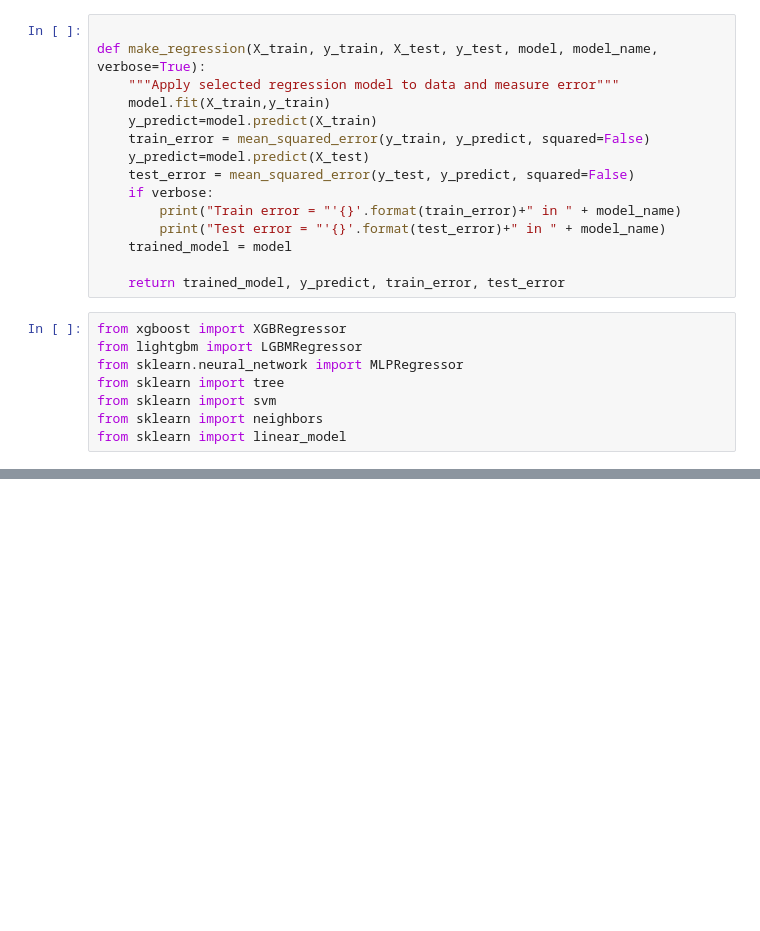
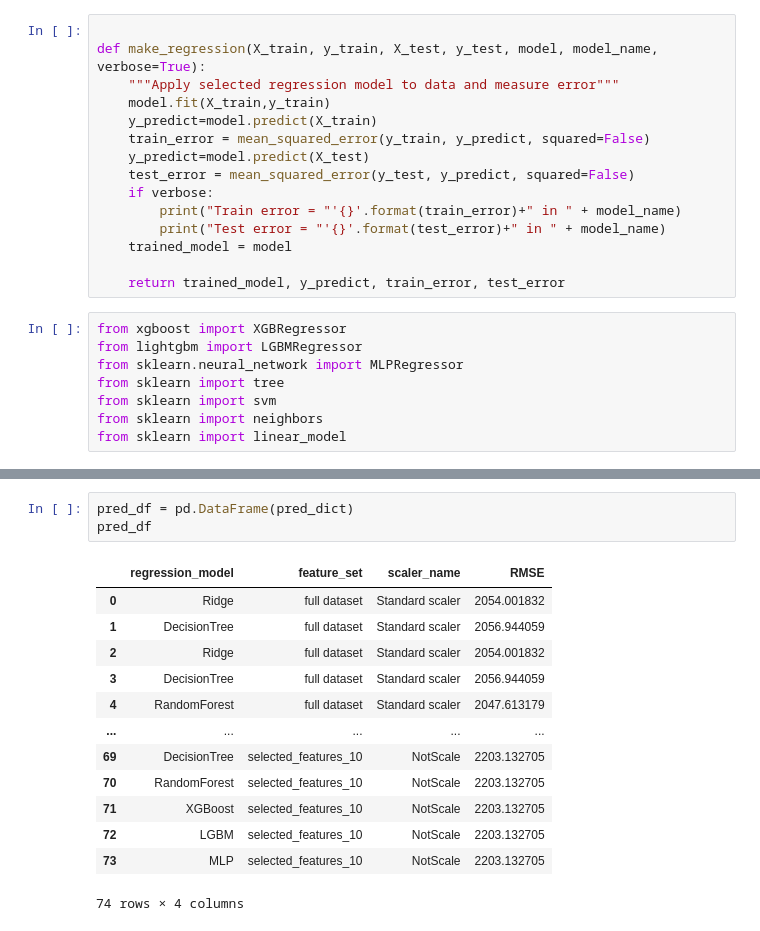
Before and after one commit to khalid23/DoorDash, a Jupyter notebook: DoorDash.ipynb, the cells around one changed output, grey strips where cells are left out. Cells and saved outputs as stored; diff of their text form; blank space fills up the shorter version.

```diff
--- a/DoorDash.ipynb
+++ b/DoorDash.ipynb
@@ -712,0 +839,17 @@ from sklearn import linear_model
+# %%
+pred_df = pd.DataFrame(pred_dict)
+pred_df
+# %% [output]
+|  | regression_model | feature_set | scaler_name | RMSE |
+| 0 | Ridge | full dataset | Standard scaler | 2054.001832 |
+| 1 | DecisionTree | full dataset | Standard scaler | 2056.944059 |
+| 2 | Ridge | full dataset | Standard scaler | 2054.001832 |
+| 3 | DecisionTree | full dataset | Standard scaler | 2056.944059 |
+| 4 | RandomForest | full dataset | Standard scaler | 2047.613179 |
+| ... | ... | ... | ... | ... |
+| 69 | DecisionTree | selected_features_10 | NotScale | 2203.132705 |
+| 70 | RandomForest | selected_features_10 | NotScale | 2203.132705 |
+| 71 | XGBoost | selected_features_10 | NotScale | 2203.132705 |
+| 72 | LGBM | selected_features_10 | NotScale | 2203.132705 |
+| 73 | MLP | selected_features_10 | NotScale | 2203.132705 |
+74 rows × 4 columns
```
Also changed, not shown: parts of 3 cells of this notebook.
